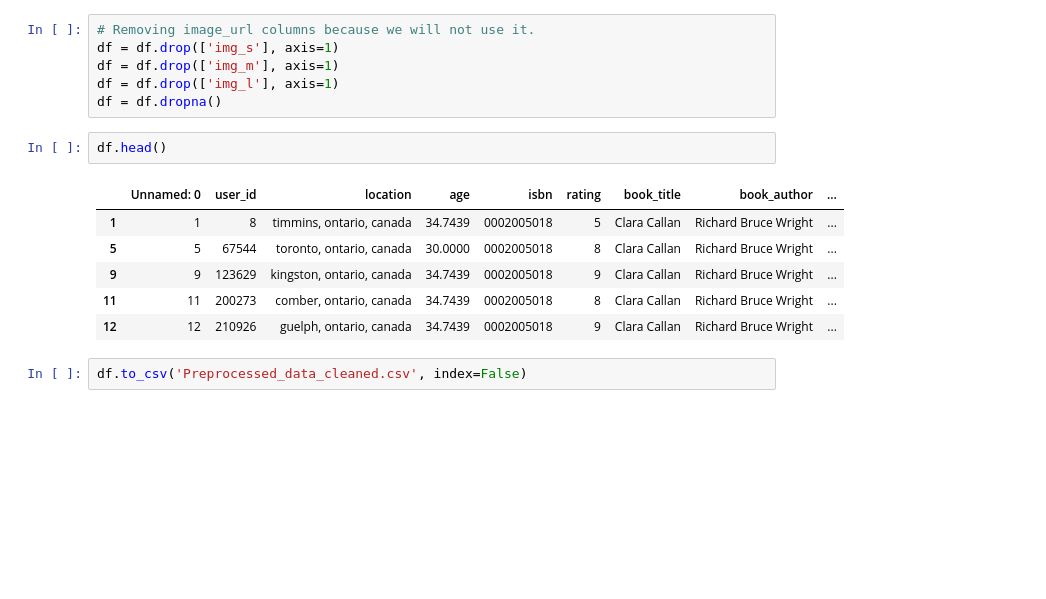
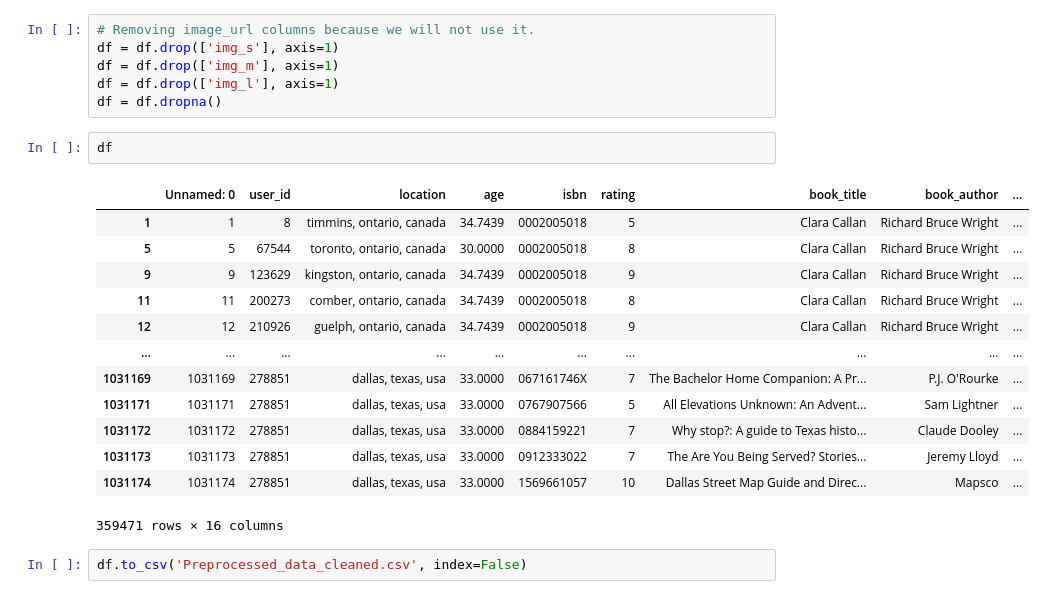
Before and after one commit to marinaepitropaki/BookRecommendationSystem, a Jupyter notebook: BookRecommendationSystem.ipynb, the cells around one changed output. Saved outputs shown, nothing was run; the diff lists cells and outputs as text; blank space fills up the shorter version.

```diff
--- a/BookRecommendationSystem.ipynb
+++ b/BookRecommendationSystem.ipynb
@@ -25,14 +25,21 @@ df = df.drop(['img_m'], axis=1)
 df = df.drop(['img_l'], axis=1)
 df = df.dropna()
 # %%
-df.head()
+df
 # %% [output]
 |  | Unnamed: 0 | user_id | location | age | isbn | rating | book_title | book_author | ... |
 | 1 | 1 | 8 | timmins, ontario, canada | 34.7439 | 0002005018 | 5 | Clara Callan | Richard Bruce Wright | ... |
 | 5 | 5 | 67544 | toronto, ontario, canada | 30.0000 | 0002005018 | 8 | Clara Callan | Richard Bruce Wright | ... |
 | 9 | 9 | 123629 | kingston, ontario, canada | 34.7439 | 0002005018 | 9 | Clara Callan | Richard Bruce Wright | ... |
 | 11 | 11 | 200273 | comber, ontario, canada | 34.7439 | 0002005018 | 8 | Clara Callan | Richard Bruce Wright | ... |
 | 12 | 12 | 210926 | guelph, ontario, canada | 34.7439 | 0002005018 | 9 | Clara Callan | Richard Bruce Wright | ... |
+| ... | ... | ... | ... | ... | ... | ... | ... | ... | ... |
+| 1031169 | 1031169 | 278851 | dallas, texas, usa | 33.0000 | 067161746X | 7 | The Bachelor Home Companion: A Pr... | P.J. O'Rourke | ... |
+| 1031171 | 1031171 | 278851 | dallas, texas, usa | 33.0000 | 0767907566 | 5 | All Elevations Unknown: An Advent... | Sam Lightner | ... |
+| 1031172 | 1031172 | 278851 | dallas, texas, usa | 33.0000 | 0884159221 | 7 | Why stop?: A guide to Texas histo... | Claude Dooley | ... |
+| 1031173 | 1031173 | 278851 | dallas, texas, usa | 33.0000 | 0912333022 | 7 | The Are You Being Served? Stories... | Jeremy Lloyd | ... |
+| 1031174 | 1031174 | 278851 | dallas, texas, usa | 33.0000 | 1569661057 | 10 | Dallas Street Map Guide and Direc... | Mapsco | ... |
+359471 rows × 16 columns
 # %%
 df.to_csv('Preprocessed_data_cleaned.csv', index=False)
 # %%
```
Also changed, not shown: parts of 9 cells of this notebook.
